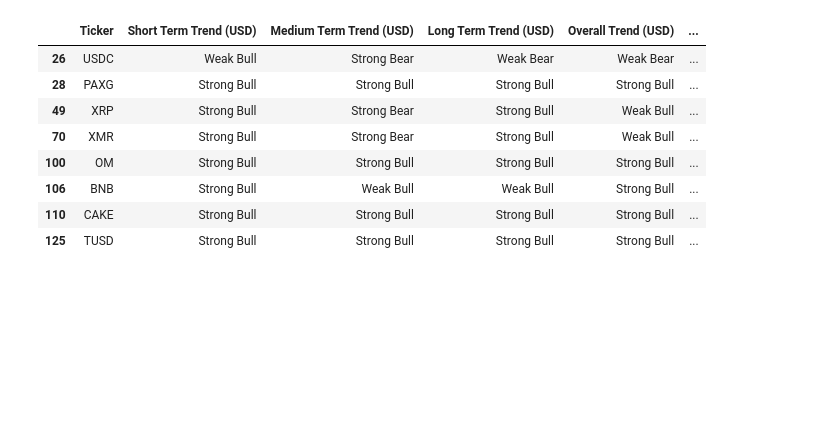
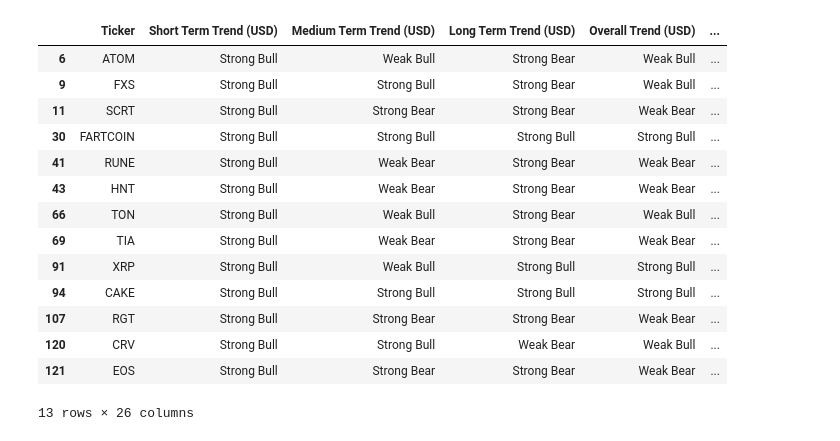
Before and after one commit to GabriellaAM/missioncontrolproject, a Jupyter notebook: ALT_MODEL_II.ipynb, the cells around one changed output. Saved outputs shown, nothing was run; the diff lists cells and outputs as text; code cells hidden in the pictures; blank space fills up the shorter version.

```diff
--- a/ALT_MODEL_II.ipynb
+++ b/ALT_MODEL_II.ipynb
@@ -605,3 +587,3 @@ analyzer.display_trend_type_metrics(asset_id='ethereum')
 # %%
 # Recompute lookback metrics with a different lookback period
-summary_df = analyzer.recompute_lookback_metrics(lookback_days=30, trend_metrics_lookback=180)
+summary_df = analyzer.recompute_lookback_metrics(lookback_days=30, trend_metrics_lookback=365)
@@ -632,19 +674,25 @@ Historical Basket Analysis:
 # %%
 summary_df[(summary_df['Short Term Trend (USD)'].isin(['Weak Bull', 'Strong Bull'])) &
            (summary_df['Short Term Trend (BTC)'].isin(['Weak Bull', 'Strong Bull'])) &
 
            ((summary_df['Medium Term Trend (BTC)'].isin(['Weak Bull', 'Strong Bull'])) |
-           (summary_df['Medium Term Trend (USD)'].isin(['Weak Bull', 'Strong Bull']))) &
+           (summary_df['Medium Term Trend (USD)'].isin(['Weak Bull', 'Strong Bull'])))
            #(summary_df['Long Term Trend (USD)'].isin(['Strong Bull'])) &
-           (summary_df['Overall Trend (BTC)'].isin(['Strong Bull']))
+           #(summary_df['Overall Trend (BTC)'].isin(['Strong Bull']))
            ]
 # %% [output]
 |  | Ticker | Short Term Trend (USD) | Medium Term Trend (USD) | Long Term Trend (USD) | Overall Trend (USD) | ... |
-| 26 | USDC | Weak Bull | Strong Bear | Weak Bear | Weak Bear | ... |
-| 28 | PAXG | Strong Bull | Strong Bull | Strong Bull | Strong Bull | ... |
-| 49 | XRP | Strong Bull | Strong Bear | Strong Bull | Weak Bull | ... |
-| 70 | XMR | Strong Bull | Strong Bear | Strong Bull | Weak Bull | ... |
-| 100 | OM | Strong Bull | Strong Bull | Strong Bull | Strong Bull | ... |
-| 106 | BNB | Strong Bull | Weak Bull | Weak Bull | Strong Bull | ... |
-| 110 | CAKE | Strong Bull | Strong Bull | Strong Bull | Strong Bull | ... |
-| 125 | TUSD | Strong Bull | Strong Bull | Strong Bull | Strong Bull | ... |
+| 6 | ATOM | Strong Bull | Weak Bull | Strong Bear | Weak Bull | ... |
+| 9 | FXS | Strong Bull | Strong Bull | Strong Bear | Weak Bull | ... |
+| 11 | SCRT | Strong Bull | Strong Bear | Strong Bear | Weak Bear | ... |
+| 30 | FARTCOIN | Strong Bull | Strong Bull | Strong Bull | Strong Bull | ... |
+| 41 | RUNE | Strong Bull | Weak Bear | Strong Bear | Weak Bear | ... |
+| 43 | HNT | Strong Bull | Weak Bear | Strong Bear | Weak Bear | ... |
+| 66 | TON | Strong Bull | Weak Bull | Strong Bear | Weak Bull | ... |
+| 69 | TIA | Strong Bull | Weak Bear | Strong Bear | Weak Bear | ... |
+| 91 | XRP | Strong Bull | Weak Bull | Strong Bull | Strong Bull | ... |
+| 94 | CAKE | Strong Bull | Strong Bull | Strong Bull | Strong Bull | ... |
+| 107 | RGT | Strong Bull | Strong Bear | Strong Bear | Weak Bear | ... |
+| 120 | CRV | Strong Bull | Strong Bull | Weak Bear | Weak Bull | ... |
+| 121 | EOS | Strong Bull | Strong Bear | Strong Bear | Weak Bear | ... |
+13 rows × 26 columns
```
Also changed, not shown: parts of 5 cells of this notebook, 23 other files.
